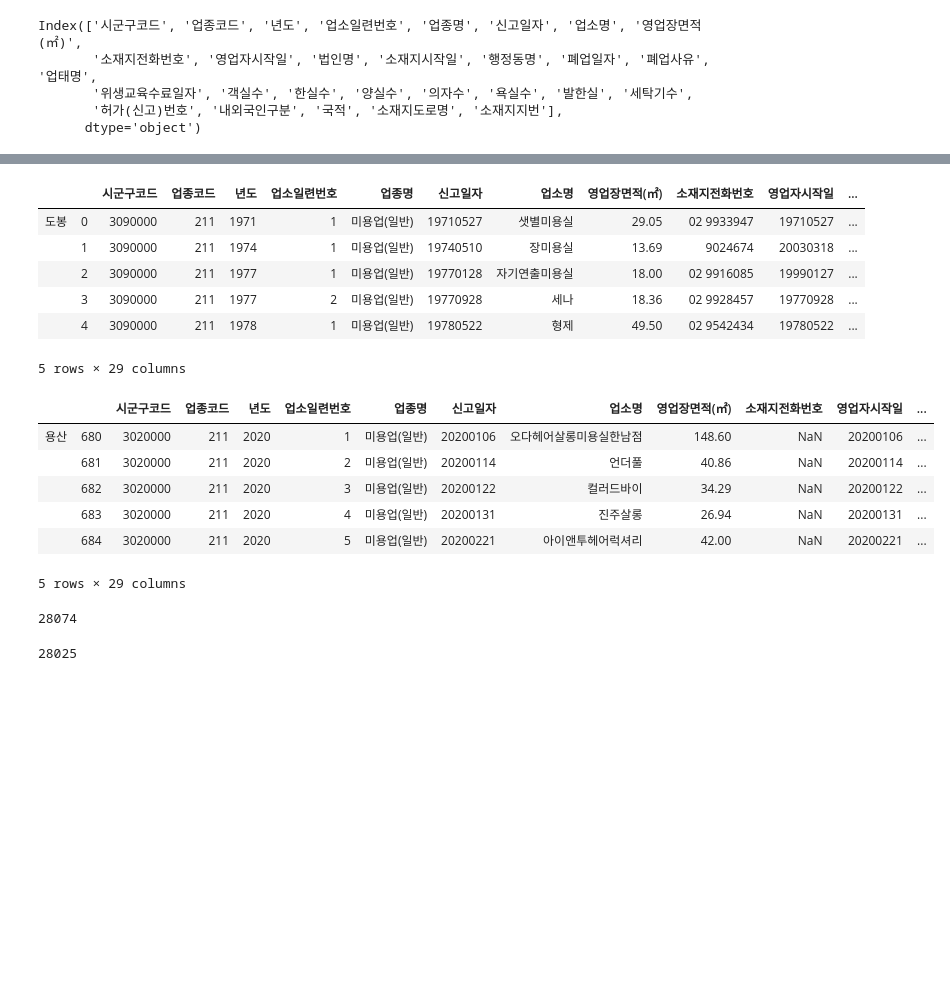
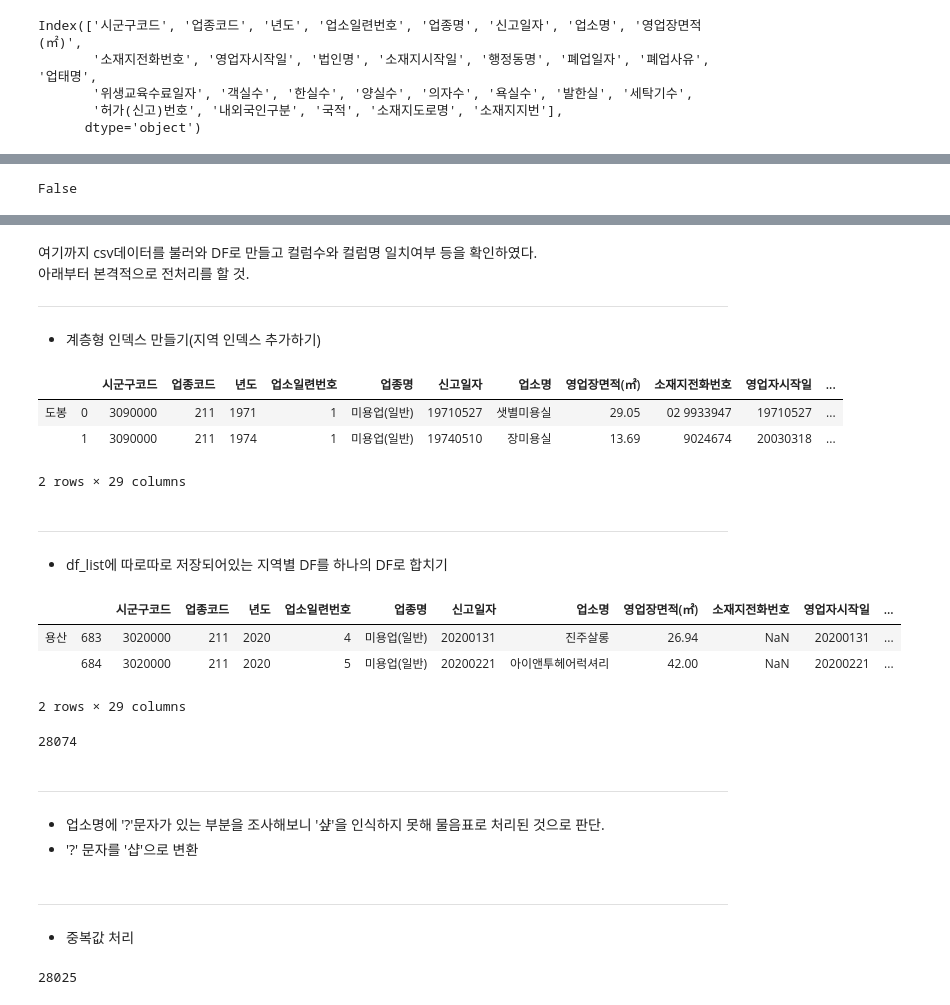
Before and after one commit to DongWon-Sehr/project_marytalk, a Jupyter notebook: dataset/서울시 미용실 데이터 전처리 - 서동원 (20200321).ipynb, the cells around one changed output, grey strips where cells are left out. Saved outputs shown, nothing was run; the diff lists cells and outputs as text; code cells hidden in the pictures; blank space fills up the shorter version.

Commit message:
컬럼 일치여부 확인 코드 수정

```diff
--- a/dataset/서울시 미용실 데이터 전처리 - 서동원 (20200321).ipynb
+++ b/dataset/서울시 미용실 데이터 전처리 - 서동원 (20200321).ipynb
@@ -115,0 +137,5 @@ Index(['시군구코드', '업종코드', '년도', '업소일련번호', '업
+# %%
+# 29개가 아닌 경우가 있는지 확인
+False in map(lambda x: x==29, col_num)
+# %% [output]
+False
@@ -141,6 +169,12 @@ False
 False
 # %%
 # 모든 DF의 컬럼명이 같음을 확인하였다.
+# %% [markdown]
+여기까지 csv데이터를 불러와 DF로 만들고 컬럼수와 컬럼명 일치여부 등을 확인하였다.<br>
+아래부터 본격적으로 전처리를 할 것.
+
+---
+- 계층형 인덱스 만들기(지역 인덱스 추가하기)
 # %%
 # df_list에 저장된 모든 DF에 '지역' 상위 인덱스 추가하기
 for i, df in enumerate(df_list):
@@ -148,35 +182,39 @@ for i, df in enumerate(df_list):
 # %%
 # 인덱스에 '지역'이 추가되고 그 값이 제대로 들어간 모습
 # df_list의 0번째 DF인 도봉구의 데이터로 확인
-df_list[0].head()
+df_list[0].head(2)
 # %% [output]
 |  |  | 시군구코드 | 업종코드 | 년도 | 업소일련번호 | 업종명 | 신고일자 | 업소명 | 영업장면적(㎡) | 소재지전화번호 | 영업자시작일 | ... |
 | 도봉 | 0 | 3090000 | 211 | 1971 | 1 | 미용업(일반) | 19710527 | 샛별미용실 | 29.05 | 02 9933947 | 19710527 | ... |
 |  | 1 | 3090000 | 211 | 1974 | 1 | 미용업(일반) | 19740510 | 장미용실 | 13.69 | 9024674 | 20030318 | ... |
-|  | 2 | 3090000 | 211 | 1977 | 1 | 미용업(일반) | 19770128 | 자기연출미용실 | 18.00 | 02 9916085 | 19990127 | ... |
-|  | 3 | 3090000 | 211 | 1977 | 2 | 미용업(일반) | 19770928 | 세나 | 18.36 | 02 9928457 | 19770928 | ... |
-|  | 4 | 3090000 | 211 | 1978 | 1 | 미용업(일반) | 19780522 | 형제 | 49.50 | 02 9542434 | 19780522 | ... |
-5 rows × 29 columns
+2 rows × 29 columns
+# %% [markdown]
+---
+- df_list에 따로따로 저장되어있는 지역별 DF를 하나의 DF로 합치기
 # %%
 # df_list에 담긴 DF를 concat() 함수로 합치기
 df_all = pd.concat(df_list)
-df_all.tail() # 마지막 5개 데이터 확인
+df_all.tail(2) # 마지막 2개 데이터 확인
 # %% [output]
 |  |  | 시군구코드 | 업종코드 | 년도 | 업소일련번호 | 업종명 | 신고일자 | 업소명 | 영업장면적(㎡) | 소재지전화번호 | 영업자시작일 | ... |
-| 용산 | 680 | 3020000 | 211 | 2020 | 1 | 미용업(일반) | 20200106 | 오다헤어살롱미용실한남점 | 148.60 | NaN | 20200106 | ... |
-|  | 681 | 3020000 | 211 | 2020 | 2 | 미용업(일반) | 20200114 | 언더풀 | 40.86 | NaN | 20200114 | ... |
-|  | 682 | 3020000 | 211 | 2020 | 3 | 미용업(일반) | 20200122 | 컬러드바이 | 34.29 | NaN | 20200122 | ... |
-|  | 683 | 3020000 | 211 | 2020 | 4 | 미용업(일반) | 20200131 | 진주살롱 | 26.94 | NaN | 20200131 | ... |
+| 용산 | 683 | 3020000 | 211 | 2020 | 4 | 미용업(일반) | 20200131 | 진주살롱 | 26.94 | NaN | 20200131 | ... |
 |  | 684 | 3020000 | 211 | 2020 | 5 | 미용업(일반) | 20200221 | 아이앤투헤어럭셔리 | 42.00 | NaN | 20200221 | ... |
-5 rows × 29 columns
+2 rows × 29 columns
 # %%
 # 데이터 개수 확인
 len(df_all)
 # %% [output]
 28074
+# %% [markdown]
+---
+- 업소명에 '?'문자가 있는 부분을 조사해보니 '샾'을 인식하지 못해 물음표로 처리된 것으로 판단.
+- '?' 문자를 '샵'으로 변환
 # %%
 # 업소명에 '?' 문자를 '샵' 문자로 치환하기
 df_all['업소명'] = list(map(lambda x: x.replace('?', '샵'), df_all['업소명'].values))
+# %% [markdown]
+---
+- 중복값 처리
 # %%
 # 모든 컬럼값이 중복인 row 제거
 df_all.drop_duplicates(keep='last', inplace=True)
```
Also changed, not shown: parts of 17 cells of this notebook.
